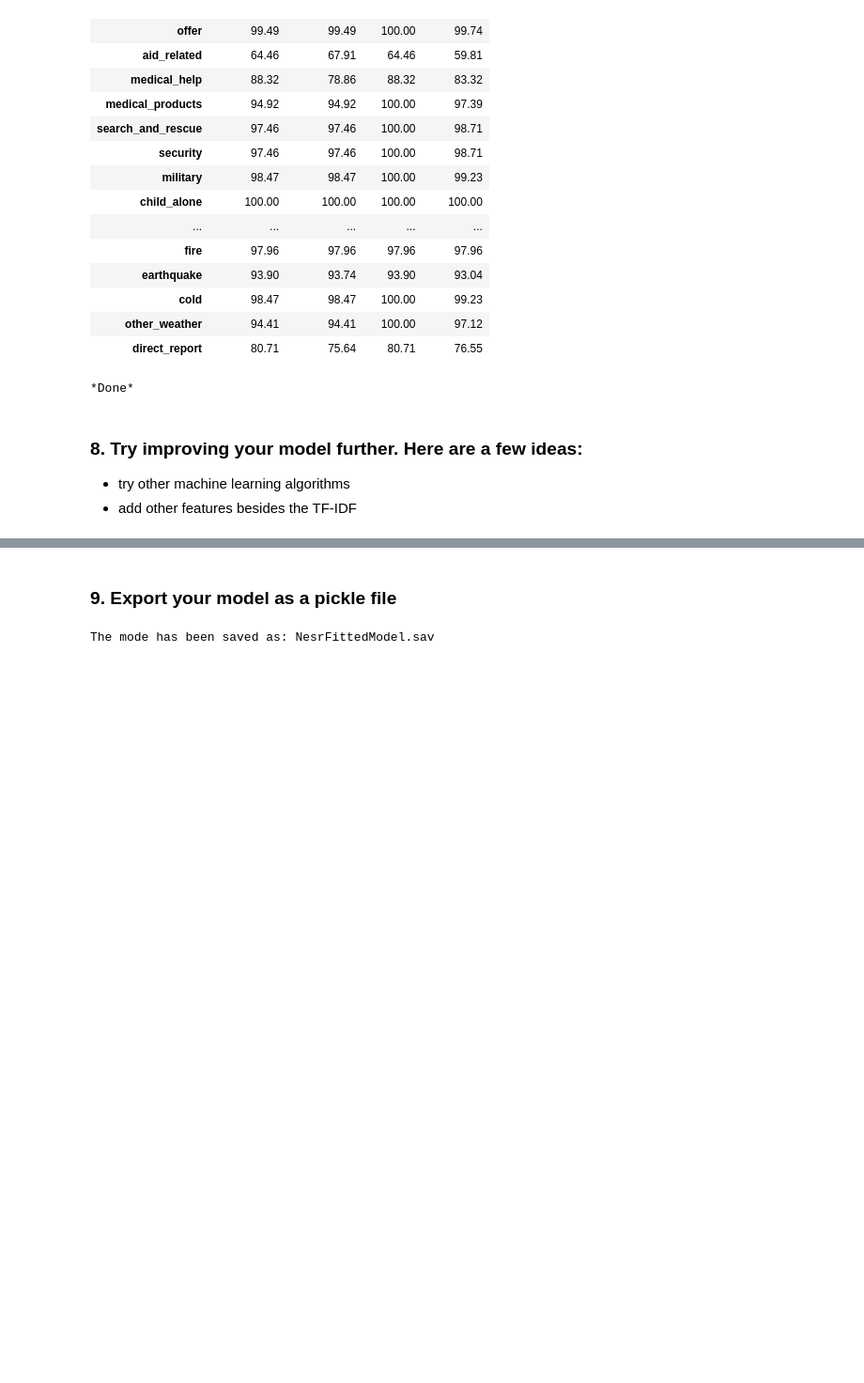
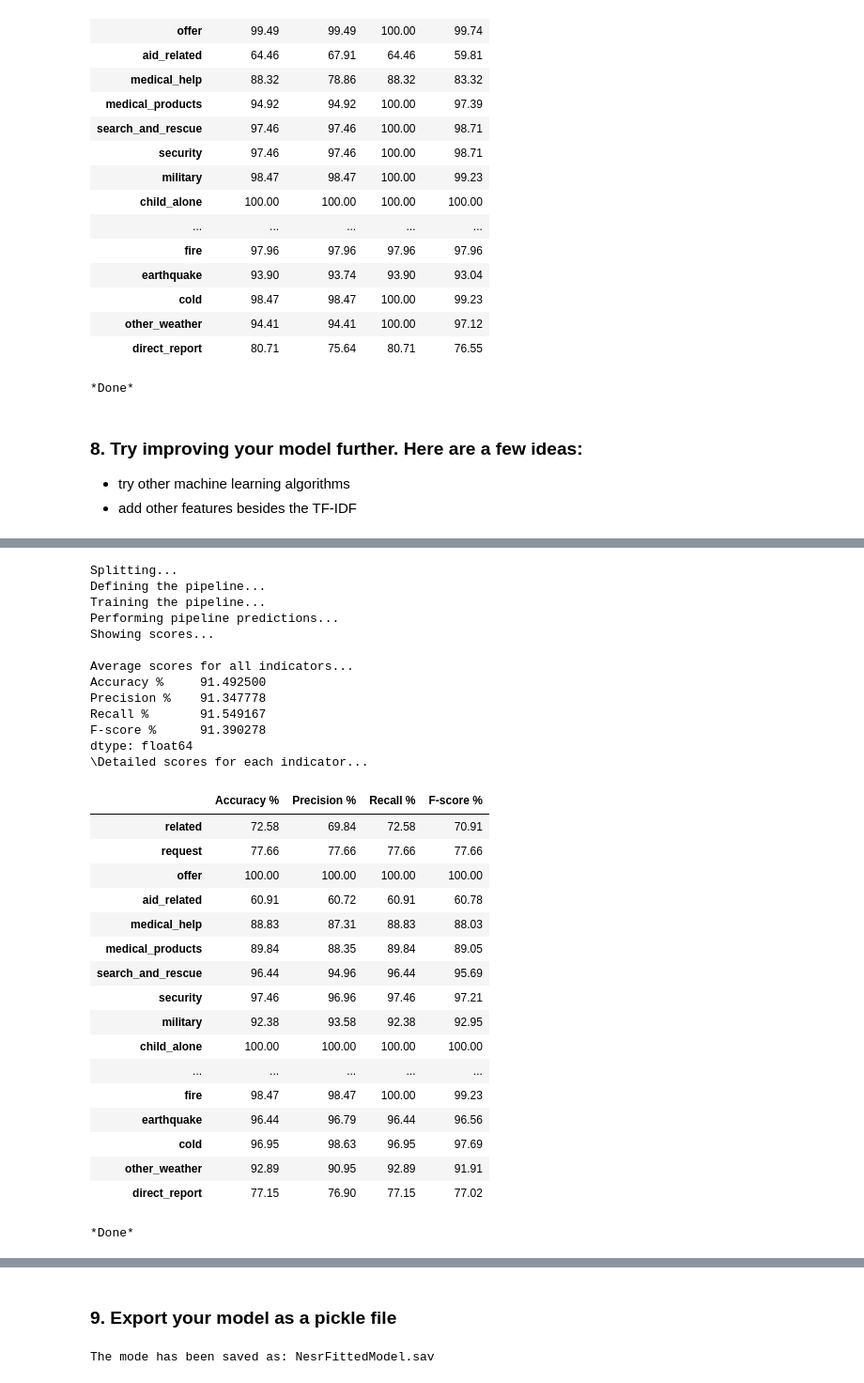
Before and after one commit to drnesr/DisasterResponsePipelines, a Jupyter notebook: Stage1/ML Pipeline Preparation.ipynb, the cells around one changed output, grey strips where cells are left out. Shown: that part at 94% size. Cells and saved outputs as stored; diff of their text form; code cells hidden in the pictures; blank space fills up the shorter version.

```diff
--- a/Stage1/ML Pipeline Preparation.ipynb
+++ b/Stage1/ML Pipeline Preparation.ipynb
@@ -985,0 +1056,40 @@ dtype: float64
+# %%
+pipeline = Pipeline([('vect', CountVectorizer(tokenizer=tokenize)),
+                     ('tfidf', TfidfTransformer()),
+                     ('clf',
+                      MultiOutputClassifier(
+                          DecisionTreeClassifier()))])
+
+pipe = test_sample_with_pipeline(pipeline)
+# %% [output]
+Splitting...
+Defining the pipeline...
+Training the pipeline...
+Performing pipeline predictions...
+Showing scores...
+
+Average scores for all indicators...
+Accuracy %     91.492500
+Precision %    91.347778
+Recall %       91.549167
+F-score %      91.390278
+dtype: float64
+\Detailed scores for each indicator...
+|  | Accuracy % | Precision % | Recall % | F-score % |
+| related | 72.58 | 69.84 | 72.58 | 70.91 |
+| request | 77.66 | 77.66 | 77.66 | 77.66 |
+| offer | 100.00 | 100.00 | 100.00 | 100.00 |
+| aid_related | 60.91 | 60.72 | 60.91 | 60.78 |
+| medical_help | 88.83 | 87.31 | 88.83 | 88.03 |
+| medical_products | 89.84 | 88.35 | 89.84 | 89.05 |
+| search_and_rescue | 96.44 | 94.96 | 96.44 | 95.69 |
+| security | 97.46 | 96.96 | 97.46 | 97.21 |
+| military | 92.38 | 93.58 | 92.38 | 92.95 |
+| child_alone | 100.00 | 100.00 | 100.00 | 100.00 |
+| ... | ... | ... | ... | ... |
+| fire | 98.47 | 98.47 | 100.00 | 99.23 |
+| earthquake | 96.44 | 96.79 | 96.44 | 96.56 |
+| cold | 96.95 | 98.63 | 96.95 | 97.69 |
+| other_weather | 92.89 | 90.95 | 92.89 | 91.91 |
+| direct_report | 77.15 | 76.90 | 77.15 | 77.02 |
+*Done*
```
Also changed, not shown: parts of 11 cells of this notebook, 6 other files.
